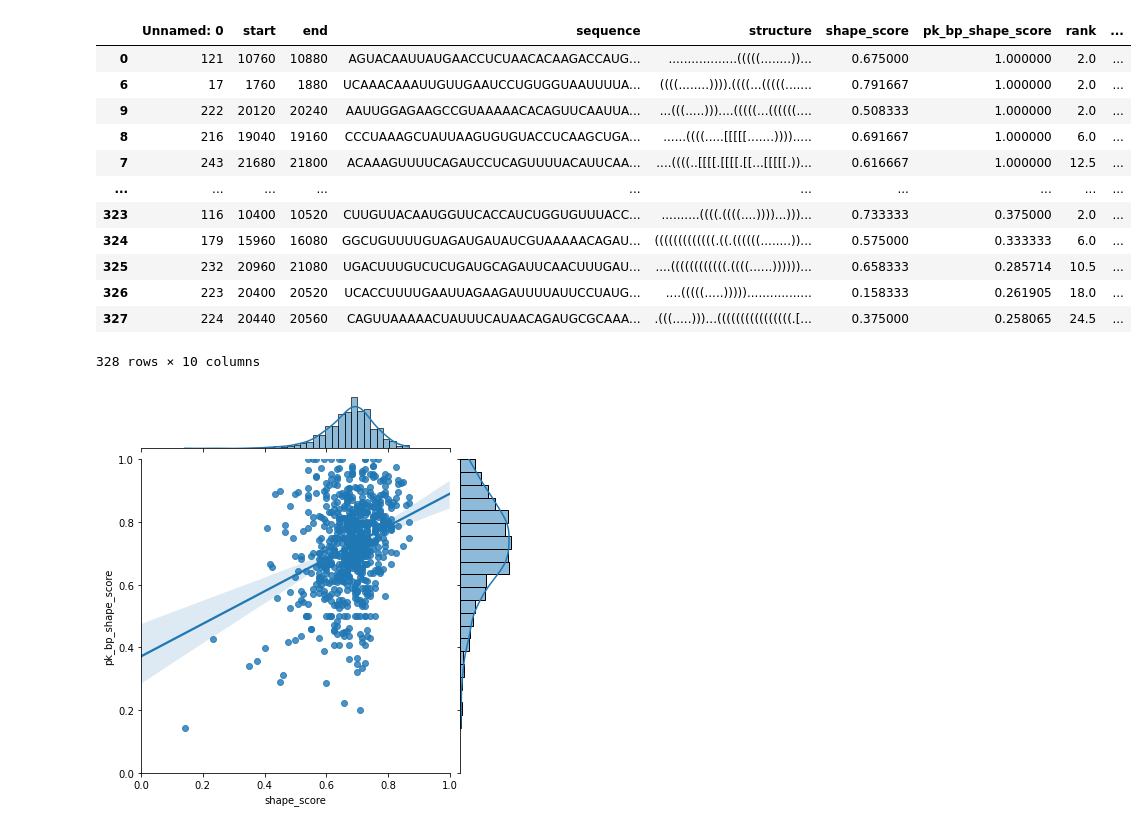
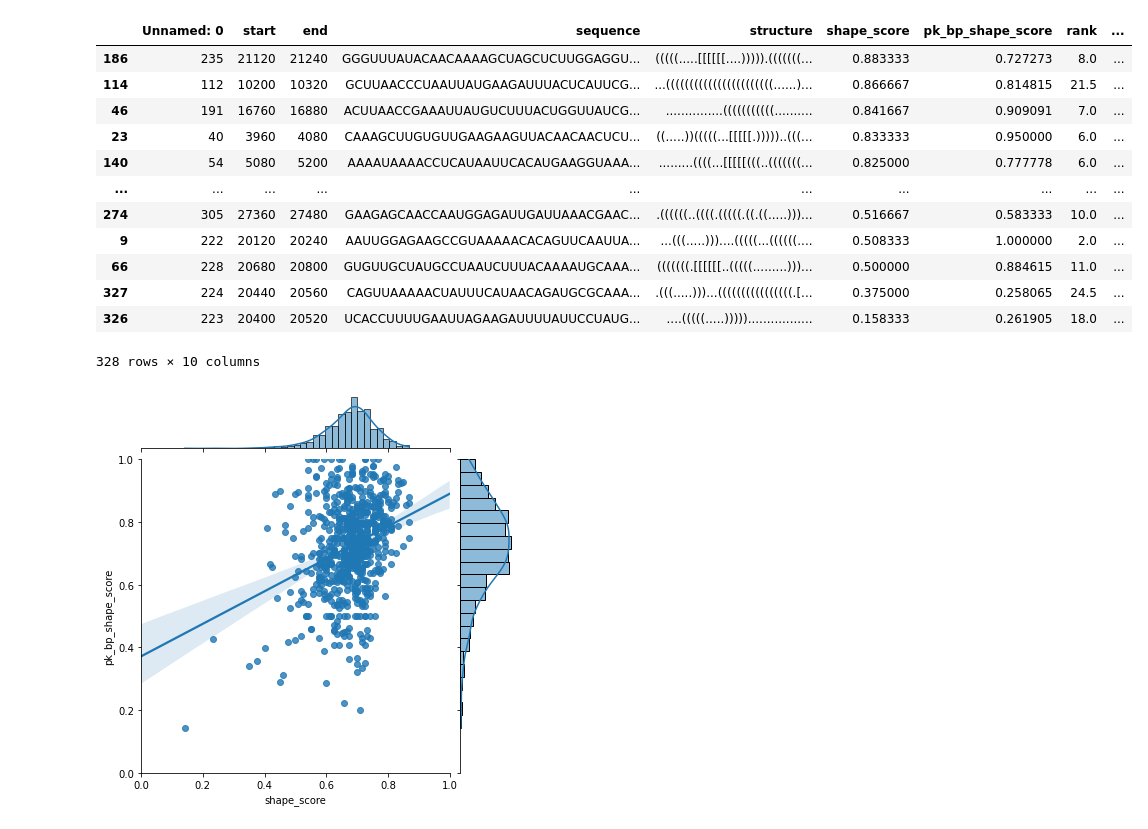
Before and after one commit to rkretsch/PK_research, a Jupyter notebook: notebooks/Visualize PKs.ipynb, the cells around one changed output. Saved outputs shown, nothing was run; the diff lists cells and outputs as text; code cells hidden in the pictures.

```diff
--- a/notebooks/Visualize PKs.ipynb
+++ b/notebooks/Visualize PKs.ipynb
@@ -23,19 +23,19 @@ knotty.sort_values('rank', ascending=True)
 682 rows × 10 columns
 # %%
-pknots.sort_values('pk_bp_shape_score', ascending=False)
+pknots.sort_values('shape_score', ascending=False)
 # %% [output]
 |  | Unnamed: 0 | start | end | sequence | structure | shape_score | pk_bp_shape_score | rank | ... |
-| 0 | 121 | 10760 | 10880 | AGUACAAUUAUGAACCUCUAACACAAGACCAUG... | ..................(((((........))... | 0.675000 | 1.000000 | 2.0 | ... |
-| 6 | 17 | 1760 | 1880 | UCAAACAAAUUGUUGAAUCCUGUGGUAAUUUUA... | ((((........)))).((((...(((((....... | 0.791667 | 1.000000 | 2.0 | ... |
+| 186 | 235 | 21120 | 21240 | GGGUUUAUACAACAAAAGCUAGCUCUUGGAGGU... | (((((.....[[[[[[....))))).(((((((... | 0.883333 | 0.727273 | 8.0 | ... |
+| 114 | 112 | 10200 | 10320 | GCUUAACCCUAAUUAUGAAGAUUUACUCAUUCG... | ...(((((((((((((((((((((((......)... | 0.866667 | 0.814815 | 21.5 | ... |
+| 46 | 191 | 16760 | 16880 | ACUUAACCGAAAUUAUGUCUUUACUGGUUAUCG... | ...............(((((((((((.......... | 0.841667 | 0.909091 | 7.0 | ... |
+| 23 | 40 | 3960 | 4080 | CAAAGCUUGUGUUGAAGAAGUUACAACAACUCU... | ((.....))(((((...[[[[[.)))))..(((... | 0.833333 | 0.950000 | 6.0 | ... |
+| 140 | 54 | 5080 | 5200 | AAAAUAAAACCUCAUAAUUCACAUGAAGGUAAA... | .........((((...[[[[[(((..(((((((... | 0.825000 | 0.777778 | 6.0 | ... |
+| ... | ... | ... | ... | ... | ... | ... | ... | ... | ... |
+| 274 | 305 | 27360 | 27480 | GAAGAGCAACCAAUGGAGAUUGAUUAAACGAAC... | .((((((..((((.(((((.((.((.....)))... | 0.516667 | 0.583333 | 10.0 | ... |
 | 9 | 222 | 20120 | 20240 | AAUUGGAGAAGCCGUAAAAACACAGUUCAAUUA... | ...(((.....)))....(((((...((((((.... | 0.508333 | 1.000000 | 2.0 | ... |
-| 8 | 216 | 19040 | 19160 | CCCUAAAGCUAUUAAGUGUGUACCUCAAGCUGA... | ......((((.....[[[[[.......))))..... | 0.691667 | 1.000000 | 6.0 | ... |
-| 7 | 243 | 21680 | 21800 | ACAAAGUUUUCAGAUCCUCAGUUUUACAUUCAA... | ....((((..[[[[.[[[[.[[...[[[[[.))... | 0.616667 | 1.000000 | 12.5 | ... |
-| ... | ... | ... | ... | ... | ... | ... | ... | ... | ... |
-| 323 | 116 | 10400 | 10520 | CUUGUUACAAUGGUUCACCAUCUGGUGUUUACC... | ..........((((.((((....))))...)))... | 0.733333 | 0.375000 | 2.0 | ... |
-| 324 | 179 | 15960 | 16080 | GGCUGUUUUGUAGAUGAUAUCGUAAAAACAGAU... | (((((((((((((.((.((((((........))... | 0.575000 | 0.333333 | 6.0 | ... |
-| 325 | 232 | 20960 | 21080 | UGACUUUGUCUCUGAUGCAGAUUCAACUUUGAU... | ....((((((((((((.((((......))))))... | 0.658333 | 0.285714 | 10.5 | ... |
+| 66 | 228 | 20680 | 20800 | GUGUUGCUAUGCCUAAUCUUUACAAAAUGCAAA... | (((((((.[[[[[[..(((((.........)))... | 0.500000 | 0.884615 | 11.0 | ... |
+| 327 | 224 | 20440 | 20560 | CAGUUAAAAACUAUUUCAUAACAGAUGCGCAAA... | .(((.....)))...((((((((((((((((.[... | 0.375000 | 0.258065 | 24.5 | ... |
 | 326 | 223 | 20400 | 20520 | UCACCUUUUGAAUUAGAAGAUUUUAUUCCUAUG... | ....(((((.....)))))................. | 0.158333 | 0.261905 | 18.0 | ... |
-| 327 | 224 | 20440 | 20560 | CAGUUAAAAACUAUUUCAUAACAGAUGCGCAAA... | .(((.....)))...((((((((((((((((.[... | 0.375000 | 0.258065 | 24.5 | ... |
 328 rows × 10 columns
 # %%
 # plotting: shape vs. pk bp shape score
```
Also changed, not shown: parts of 5 cells of this notebook.
